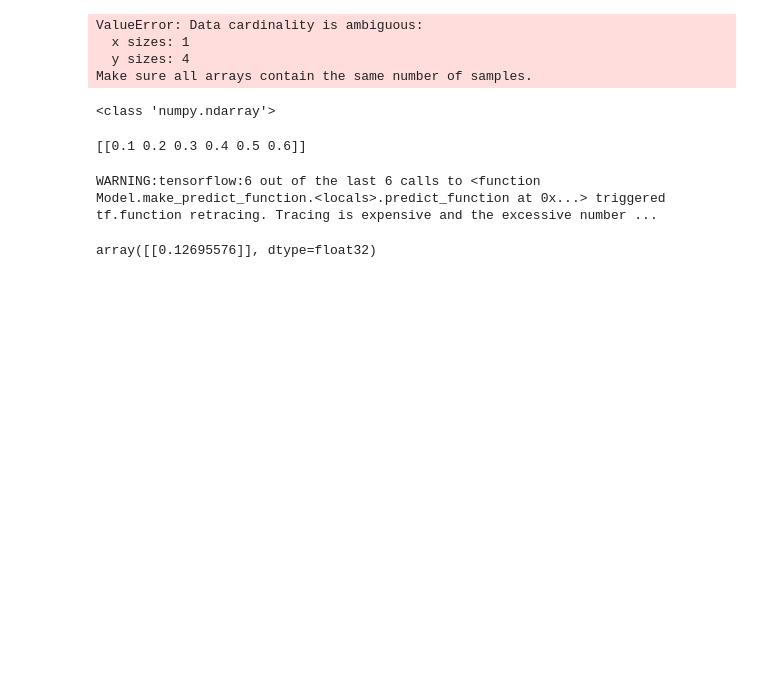
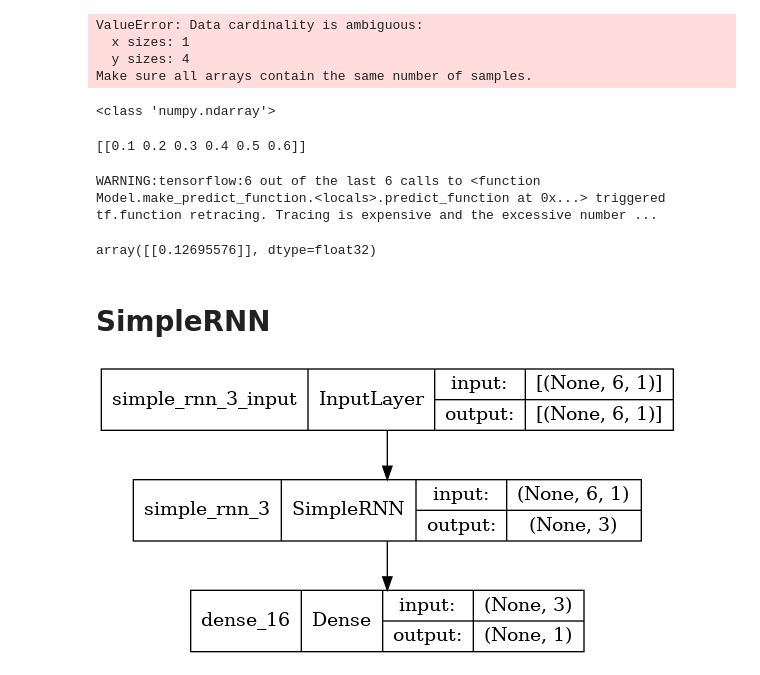
Before and after one commit to paulofor/Jupyter-Espaco01, a Jupyter notebook: Estudo-Keras/Trend01.ipynb, the cells around one changed output. Drawn from its saved outputs; the diff is of its cells as text; code cells hidden in the pictures; blank space fills up the shorter version.

```diff
--- a/Estudo-Keras/Trend01.ipynb
+++ b/Estudo-Keras/Trend01.ipynb
@@ -84,3 +84,14 @@ model.predict(previsao)
 # %% [output]
 WARNING:tensorflow:6 out of the last 6 calls to <function Model.make_predict_function.<locals>.predict_function at 0x...> triggered tf.function retracing. Tracing is expensive and the excessive number ...
 array([[0.12695576]], dtype=float32)
+# %% [markdown]
+# SimpleRNN
+# %%
+modelRnn =  tf.keras.Sequential()
+modelRnn.add(tf.keras.layers.SimpleRNN(3, input_shape=(6,1), activation='linear'))
+modelRnn.add(tf.keras.layers.Dense(units=1, activation='linear'))
+modelRnn.compile(loss='mean_squared_error', optimizer='adam')
+# %%
+tf.keras.utils.plot_model(modelRnn, show_shapes=True)
+# %% [output]
+[figure, added]
```
Also changed, not shown: 3 other files.
